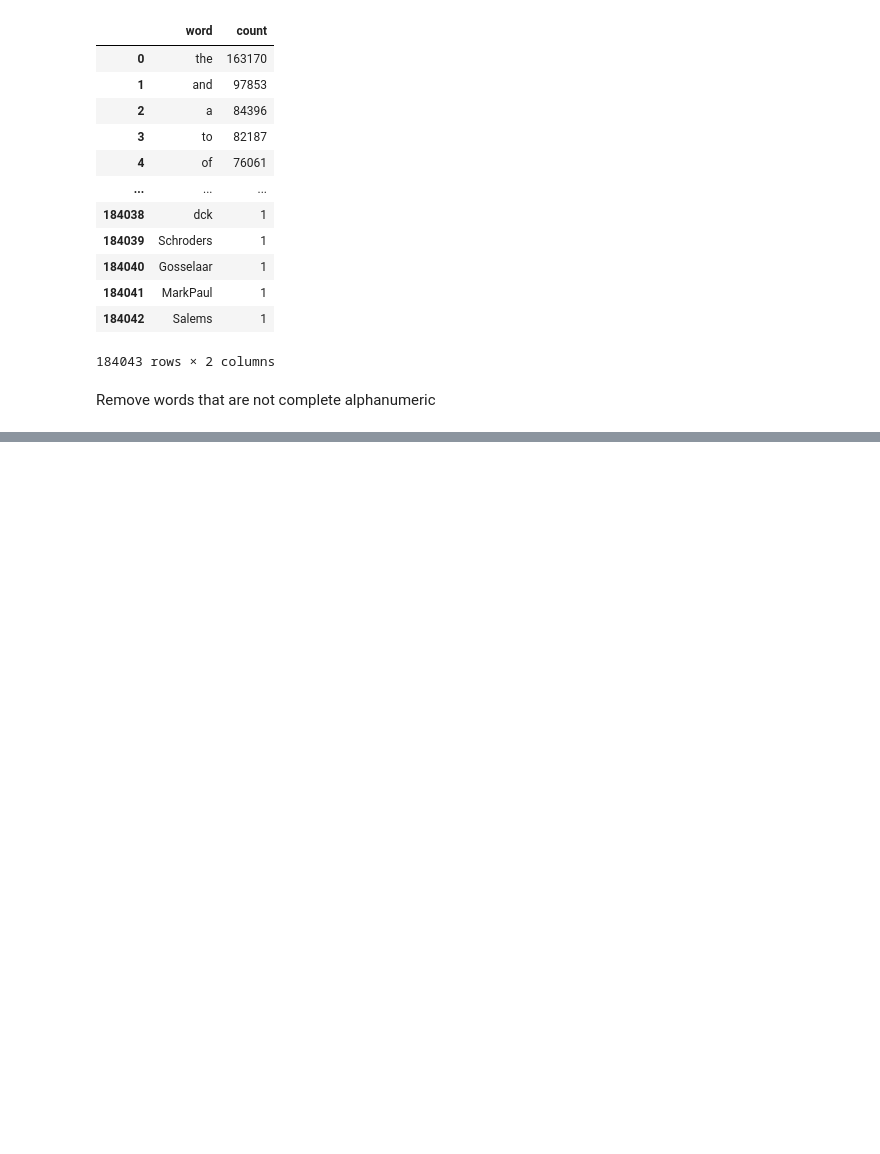
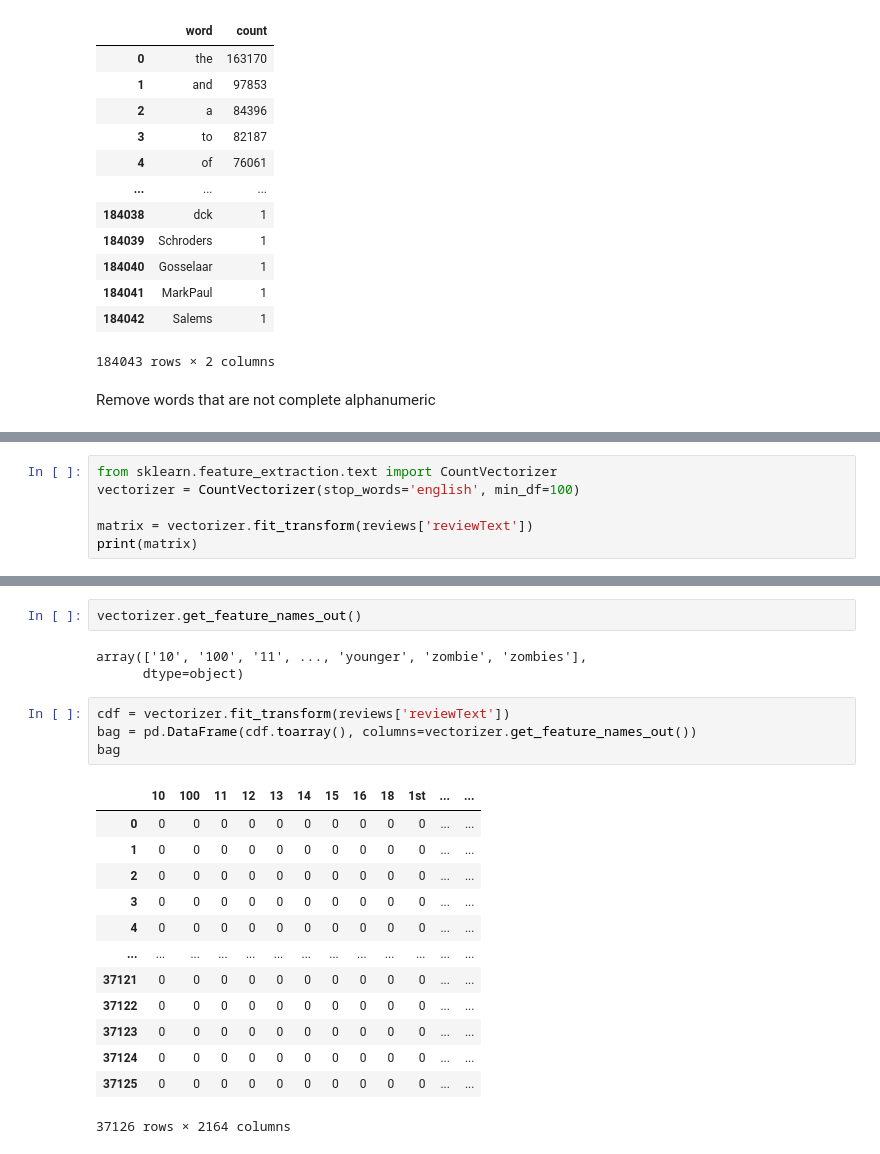
Before and after one commit to ssumachai/CS105-FinalProject, a Jupyter notebook: main.ipynb, the cells around one changed output, grey strips where cells are left out. Cells and saved outputs as stored; diff of their text form; blank space fills up the shorter version.

```diff
--- a/main.ipynb
+++ b/main.ipynb
@@ -216 +216,7 @@ bow_df
 183805 rows × 2 columns
+# %%
+from sklearn.feature_extraction.text import CountVectorizer
+vectorizer = CountVectorizer(stop_words='english', min_df=100)
+
+matrix = vectorizer.fit_transform(reviews['reviewText'])
+print(matrix)
@@ -216,0 +241,23 @@ bow_df
+# %%
+vectorizer.get_feature_names_out()
+# %% [output]
+array(['10', '100', '11', ..., 'younger', 'zombie', 'zombies'],
+      dtype=object)
+# %%
+cdf = vectorizer.fit_transform(reviews['reviewText'])
+bag = pd.DataFrame(cdf.toarray(), columns=vectorizer.get_feature_names_out())
+bag
+# %% [output]
+|  | 10 | 100 | 11 | 12 | 13 | 14 | 15 | 16 | 18 | 1st | ... | ... |
+| 0 | 0 | 0 | 0 | 0 | 0 | 0 | 0 | 0 | 0 | 0 | ... | ... |
+| 1 | 0 | 0 | 0 | 0 | 0 | 0 | 0 | 0 | 0 | 0 | ... | ... |
+| 2 | 0 | 0 | 0 | 0 | 0 | 0 | 0 | 0 | 0 | 0 | ... | ... |
+| 3 | 0 | 0 | 0 | 0 | 0 | 0 | 0 | 0 | 0 | 0 | ... | ... |
+| 4 | 0 | 0 | 0 | 0 | 0 | 0 | 0 | 0 | 0 | 0 | ... | ... |
+| ... | ... | ... | ... | ... | ... | ... | ... | ... | ... | ... | ... | ... |
+| 37121 | 0 | 0 | 0 | 0 | 0 | 0 | 0 | 0 | 0 | 0 | ... | ... |
+| 37122 | 0 | 0 | 0 | 0 | 0 | 0 | 0 | 0 | 0 | 0 | ... | ... |
+| 37123 | 0 | 0 | 0 | 0 | 0 | 0 | 0 | 0 | 0 | 0 | ... | ... |
+| 37124 | 0 | 0 | 0 | 0 | 0 | 0 | 0 | 0 | 0 | 0 | ... | ... |
+| 37125 | 0 | 0 | 0 | 0 | 0 | 0 | 0 | 0 | 0 | 0 | ... | ... |
+37126 rows × 2164 columns
```
Also changed, not shown: parts of 12 cells of this notebook.
